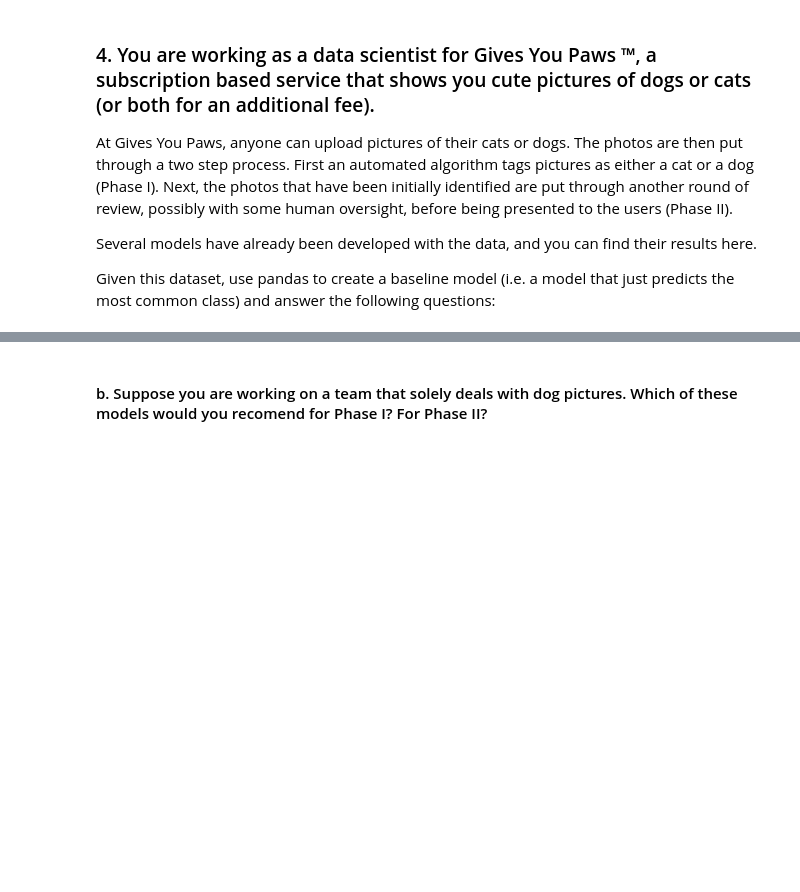
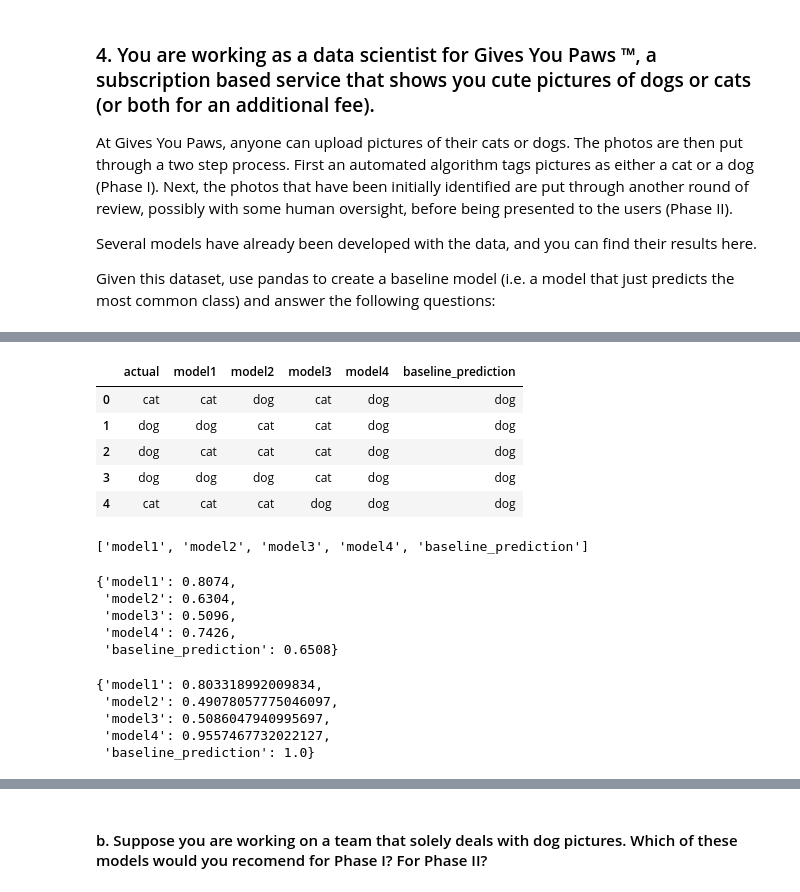
Before and after one commit to Severina7/classification_exercises, a Jupyter notebook: model_evaluation.ipynb, the cells around one changed output, grey strips where cells are left out. Drawn from its saved outputs; the diff is of its cells as text; code cells hidden in the pictures; blank space fills up the shorter version.

```diff
--- a/model_evaluation.ipynb
+++ b/model_evaluation.ipynb
@@ -204,0 +249,53 @@ dtype: int64
+# %%
+# Removing the result of previous column manipulation
+
+data2 = data2.drop(['baseline'], axis = 1)
+data2.head()
+# %% [output]
+|  | actual | model1 | model2 | model3 | model4 | baseline_prediction |
+| 0 | cat | cat | dog | cat | dog | dog |
+| 1 | dog | dog | cat | cat | dog | dog |
+| 2 | dog | cat | cat | cat | dog | dog |
+| 3 | dog | dog | dog | cat | dog | dog |
+| 4 | cat | cat | cat | dog | dog | dog |
+# %%
+# Groupng the models in one variable and selecting all but the actuals
+
+models = list(data2.columns)
+models = models[1:]
+models
+# %% [output]
+['model1', 'model2', 'model3', 'model4', 'baseline_prediction']
+# %%
+# Creating an output for my model through a dictionary
+
+output = {}
+for model in models:
+    accuracy = (data2.actual == data2[model]).mean()
+    output.update({model:accuracy})
+
+output
+# %% [output]
+{'model1': 0.8074,
+ 'model2': 0.6304,
+ 'model3': 0.5096,
+ 'model4': 0.7426,
+ 'baseline_prediction': 0.6508}
+# %%
+# Practicing for myself by trying to the recall for all the models
+# As expected recall of the baseline is 100% but model 4 is doing very good followed by model 1 as well
+
+subset = data2[data2.actual == 'dog']
+
+output2 = {}
+for model in models:
+    recall = (subset[model] == subset.actual).mean()
+    output2.update({model:recall})
+
+output2
+# %% [output]
+{'model1': 0.803318992009834,
+ 'model2': 0.49078057775046097,
+ 'model3': 0.5086047940995697,
+ 'model4': 0.9557467732022127,
+ 'baseline_prediction': 1.0}
```
Also changed, not shown: parts of 25 cells of this notebook.
